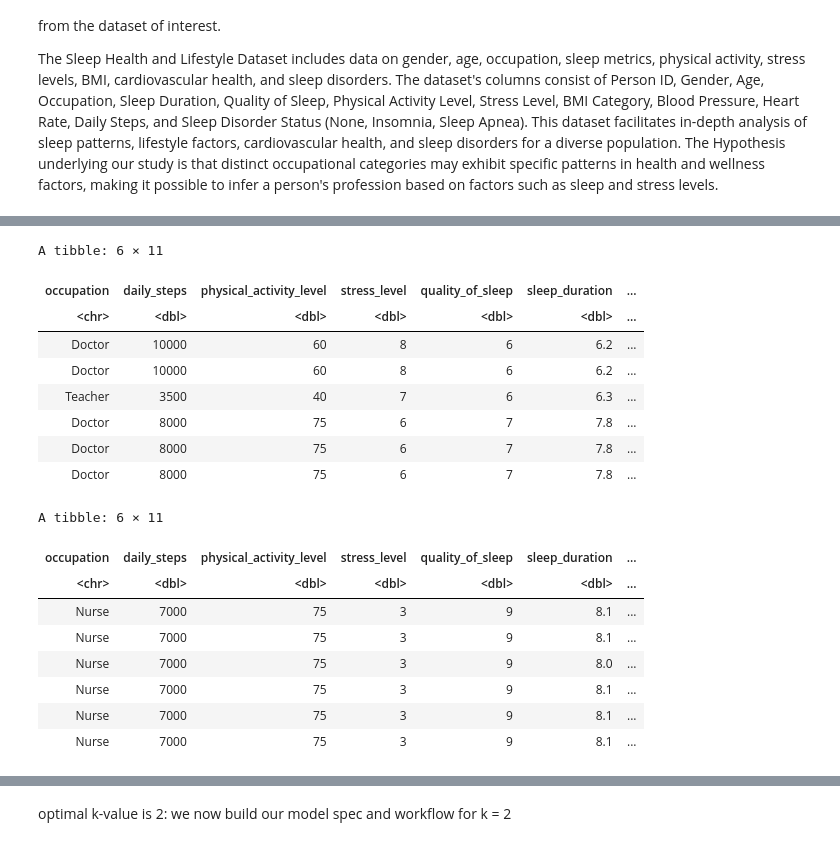
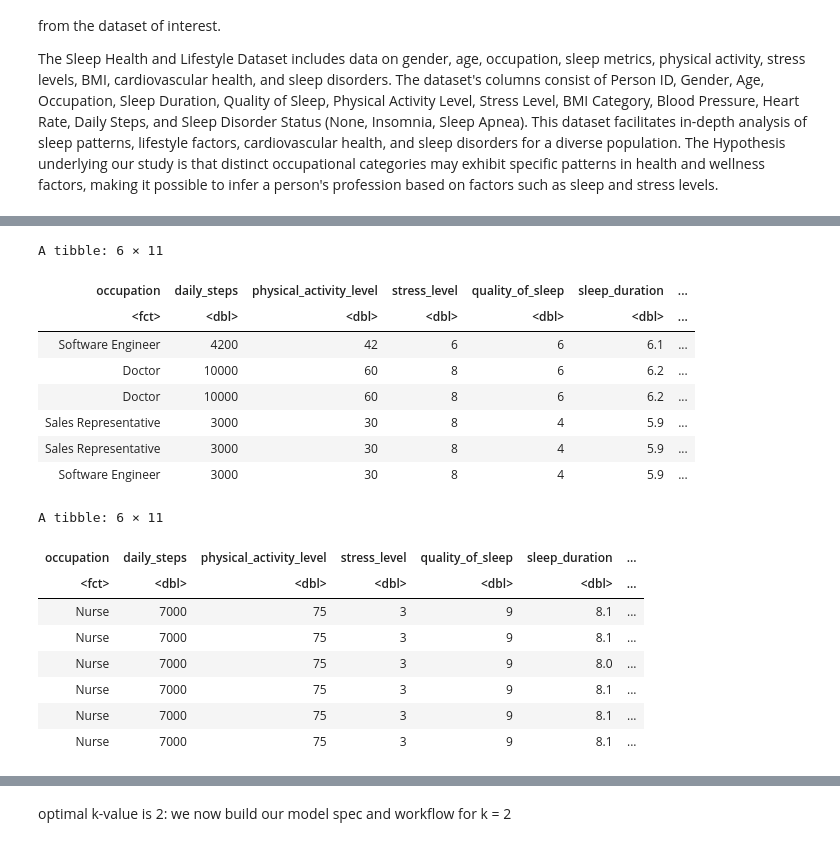
Before and after one commit to hmza-exe/DSCI-100-GroupProject_003-12, a Jupyter notebook: Project Report.ipynb, the cells around one changed output, grey strips where cells are left out. Drawn from its saved outputs; the diff is of its cells as text; code cells hidden in the pictures.

```diff
--- a/Project Report.ipynb
+++ b/Project Report.ipynb
@@ -40,7 +40,8 @@ sleep_health_data <- read_csv(url) |>
                                "heart_rate" = "Heart Rate",
                                "daily_steps" = "Daily Steps",
                                "sleep_disorder" = "Sleep Disorder")|>
-                        select(occupation, daily_steps, physical_activity_level, stress_level, quality_of_sleep, sleep_duration)
+                        select(occupation, daily_steps, physical_activity_level, stress_level, quality_of_sleep, sleep_duration) |>
+                        mutate(occupation = as_factor(occupation))
 head(sleep_health_data)
 tail(sleep_health_data)
 # %% [output]
@@ -82,27 +84,25 @@ A tibble: 6 × 6
 # %%
 sleep_health_data_scaled <- sleep_health_data |>
                         mutate(scaled_daily_steps = scale(daily_steps, center = TRUE),
                                scaled_physical_activity = scale(physical_activity_level, center = TRUE),
                                 scaled_stress_level = scale(stress_level, center = TRUE),
                               scaled_quality_of_sleep = scale(quality_of_sleep, center = TRUE),
-                              scaled_sleep_duration = scale(sleep_duration, center = TRUE)) |>
-                              filter(occupation != "Software Engineer" )|>
-filter(occupation != "Sales Representative")
+                              scaled_sleep_duration = scale(sleep_duration, center = TRUE))
 head(sleep_health_data_scaled)
 tail(sleep_health_data_scaled)
 # %% [output]
 A tibble: 6 × 11
 | occupation | daily_steps | physical_activity_level | stress_level | quality_of_sleep | sleep_duration | ... |
-| <chr> | <dbl> | <dbl> | <dbl> | <dbl> | <dbl> | ... |
+| <fct> | <dbl> | <dbl> | <dbl> | <dbl> | <dbl> | ... |
+| Software Engineer | 4200 | 42 | 6 | 6 | 6.1 | ... |
 | Doctor | 10000 | 60 | 8 | 6 | 6.2 | ... |
 | Doctor | 10000 | 60 | 8 | 6 | 6.2 | ... |
-| Teacher | 3500 | 40 | 7 | 6 | 6.3 | ... |
-| Doctor | 8000 | 75 | 6 | 7 | 7.8 | ... |
-| Doctor | 8000 | 75 | 6 | 7 | 7.8 | ... |
-| Doctor | 8000 | 75 | 6 | 7 | 7.8 | ... |
+| Sales Representative | 3000 | 30 | 8 | 4 | 5.9 | ... |
+| Sales Representative | 3000 | 30 | 8 | 4 | 5.9 | ... |
+| Software Engineer | 3000 | 30 | 8 | 4 | 5.9 | ... |
 A tibble: 6 × 11
 | occupation | daily_steps | physical_activity_level | stress_level | quality_of_sleep | sleep_duration | ... |
-| <chr> | <dbl> | <dbl> | <dbl> | <dbl> | <dbl> | ... |
+| <fct> | <dbl> | <dbl> | <dbl> | <dbl> | <dbl> | ... |
 | Nurse | 7000 | 75 | 3 | 9 | 8.1 | ... |
 | Nurse | 7000 | 75 | 3 | 9 | 8.1 | ... |
 | Nurse | 7000 | 75 | 3 | 9 | 8.0 | ... |
```
Also changed, not shown: parts of 6 cells of this notebook.
